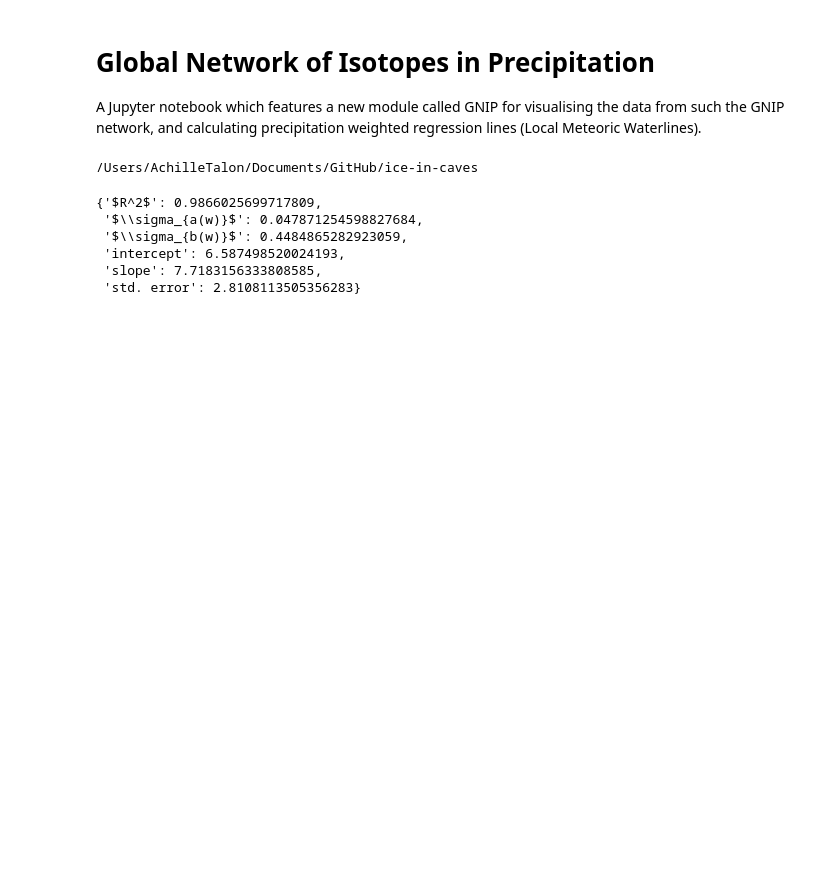
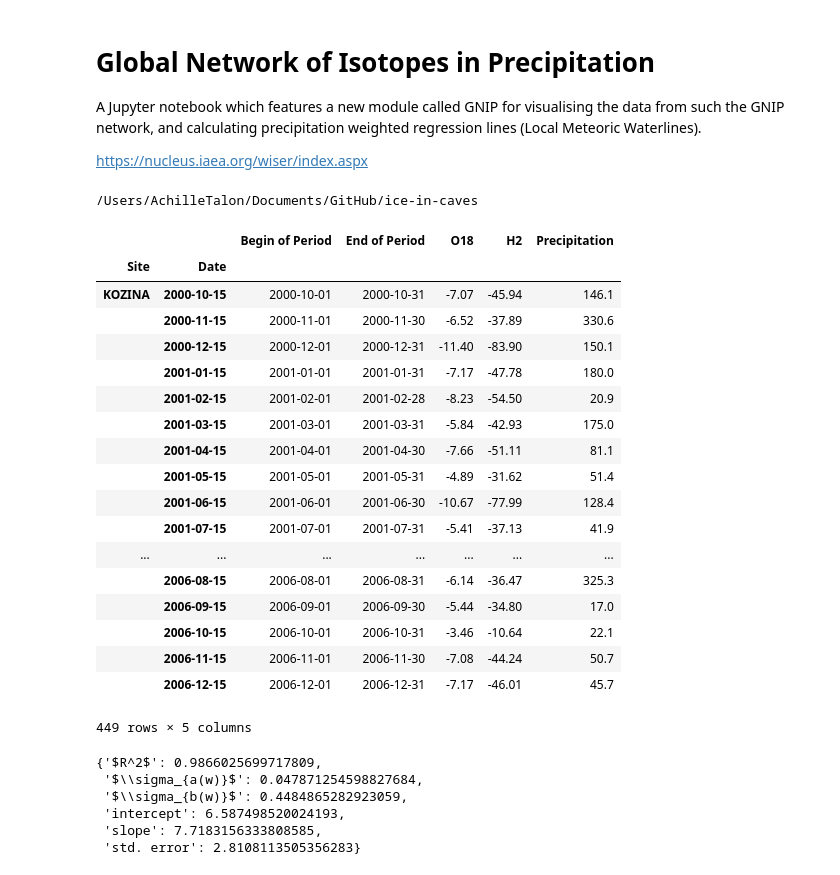
Before and after one commit to tr1813/ice-in-caves, a Jupyter notebook: ipynb/GNIP_isotopes.ipynb, the cells around one changed output. Cells and saved outputs as stored; diff of their text form; code cells hidden in the pictures; blank space fills up the shorter version.

```diff
--- a/ipynb/GNIP_isotopes.ipynb
+++ b/ipynb/GNIP_isotopes.ipynb
@@ -3,6 +3,8 @@
 
 
 A Jupyter notebook which features a new module called GNIP for visualising the data from such the GNIP network, and calculating precipitation weighted regression lines (Local Meteoric Waterlines).
+
+https://nucleus.iaea.org/wiser/index.aspx
 # %%
 cd ..
 # %% [output]
@@ -14 +18,23 @@ graz = gnip.csv_read("../dat/wiser_gnip-monthly-at-gnipmat02.csv")
+# %%
+slov
+# %% [output]
+|  |  | Begin of Period | End of Period | O18 | H2 | Precipitation |
+| Site | Date |  |  |  |  |  |
+| KOZINA | 2000-10-15 | 2000-10-01 | 2000-10-31 | -7.07 | -45.94 | 146.1 |
+|  | 2000-11-15 | 2000-11-01 | 2000-11-30 | -6.52 | -37.89 | 330.6 |
+|  | 2000-12-15 | 2000-12-01 | 2000-12-31 | -11.40 | -83.90 | 150.1 |
+|  | 2001-01-15 | 2001-01-01 | 2001-01-31 | -7.17 | -47.78 | 180.0 |
+|  | 2001-02-15 | 2001-02-01 | 2001-02-28 | -8.23 | -54.50 | 20.9 |
+|  | 2001-03-15 | 2001-03-01 | 2001-03-31 | -5.84 | -42.93 | 175.0 |
+|  | 2001-04-15 | 2001-04-01 | 2001-04-30 | -7.66 | -51.11 | 81.1 |
+|  | 2001-05-15 | 2001-05-01 | 2001-05-31 | -4.89 | -31.62 | 51.4 |
+|  | 2001-06-15 | 2001-06-01 | 2001-06-30 | -10.67 | -77.99 | 128.4 |
+|  | 2001-07-15 | 2001-07-01 | 2001-07-31 | -5.41 | -37.13 | 41.9 |
+| ... | ... | ... | ... | ... | ... | ... |
+|  | 2006-08-15 | 2006-08-01 | 2006-08-31 | -6.14 | -36.47 | 325.3 |
+|  | 2006-09-15 | 2006-09-01 | 2006-09-30 | -5.44 | -34.80 | 17.0 |
+|  | 2006-10-15 | 2006-10-01 | 2006-10-31 | -3.46 | -10.64 | 22.1 |
+|  | 2006-11-15 | 2006-11-01 | 2006-11-30 | -7.08 | -44.24 | 50.7 |
+|  | 2006-12-15 | 2006-12-01 | 2006-12-31 | -7.17 | -46.01 | 45.7 |
+449 rows × 5 columns
 # %%
```
Also changed, not shown: parts of 9 cells of this notebook, 1 other file.
